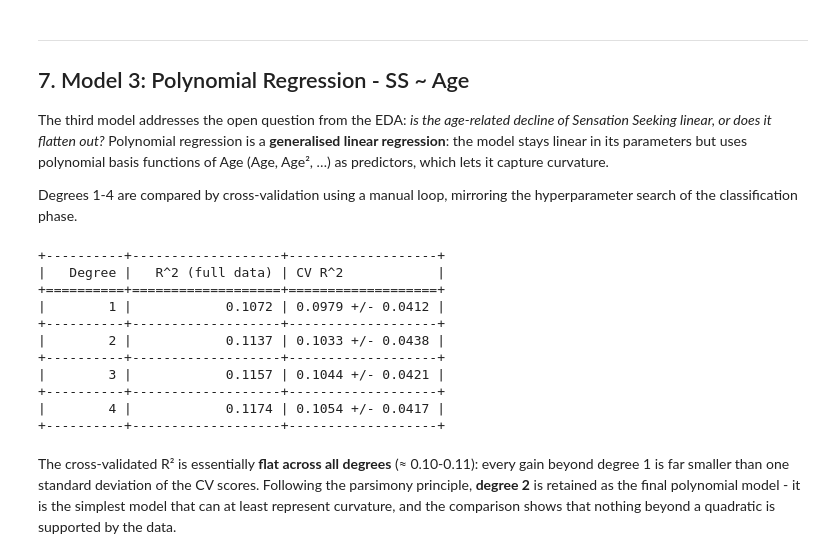
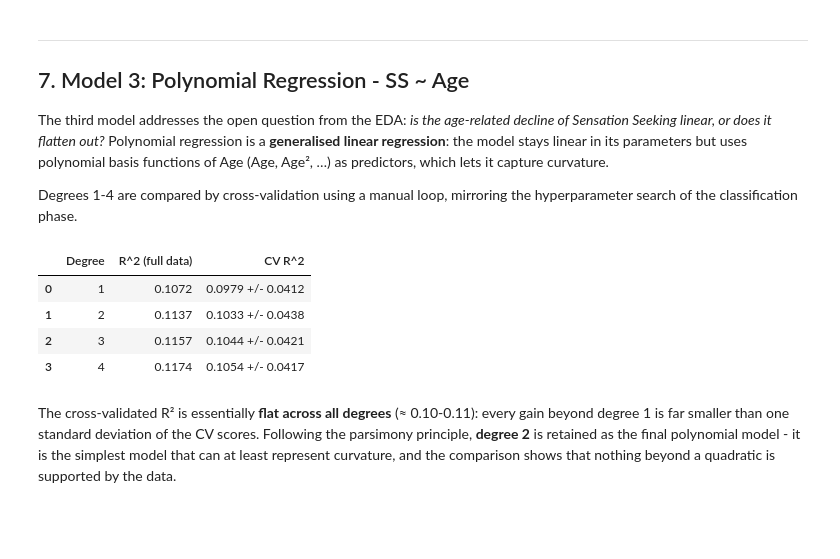
Before and after one commit to maarqui/drug-consumption-analysis, a Jupyter notebook: regression/regression.ipynb, the cells around one changed output. Cells and saved outputs as stored; diff of their text form; code cells hidden in the pictures; blank space fills up the shorter version.

```diff
--- a/regression/regression.ipynb
+++ b/regression/regression.ipynb
@@ -349,34 +338,28 @@ Degrees 1-4 are compared by cross-validation using a manual loop, mirroring the
 # %%
 # Compare polynomial degrees 1-4 via 5-fold cross-validation
 X_age = myData[['Age_ord']].values
 
 degrees = [1, 2, 3, 4]
 tab_degrees = []
 cv_means = []
 
 for degree in degrees:
     X_poly = PolynomialFeatures(degree=degree, include_bias=False).fit_transform(X_age)
     model = LinearRegression()
     r2_cv = cross_val_score(model, X_poly, y, cv=cv, scoring='r2')
     model.fit(X_poly, y)
     cv_means.append(r2_cv.mean())
     tab_degrees.append([degree, '%.4f' % model.score(X_poly, y),
                         '%.4f +/- %.4f' % (r2_cv.mean(), r2_cv.std())])
 
-from tabulate import tabulate
-print(tabulate(tab_degrees, headers=['Degree', 'R^2 (full data)', 'CV R^2'], tablefmt='grid'))
+degrees_df = pd.DataFrame(tab_degrees, columns=['Degree', 'R^2 (full data)', 'CV R^2'])
+display(degrees_df)
 # %% [output]
-+----------+-------------------+-------------------+
-|   Degree |   R^2 (full data) | CV R^2            |
-+==========+===================+===================+
-|        1 |            0.1072 | 0.0979 +/- 0.0412 |
-+----------+-------------------+-------------------+
-|        2 |            0.1137 | 0.1033 +/- 0.0438 |
-+----------+-------------------+-------------------+
-|        3 |            0.1157 | 0.1044 +/- 0.0421 |
-+----------+-------------------+-------------------+
-|        4 |            0.1174 | 0.1054 +/- 0.0417 |
-+----------+-------------------+-------------------+
+|  | Degree | R^2 (full data) | CV R^2 |
+| 0 | 1 | 0.1072 | 0.0979 +/- 0.0412 |
+| 1 | 2 | 0.1137 | 0.1033 +/- 0.0438 |
+| 2 | 3 | 0.1157 | 0.1044 +/- 0.0421 |
+| 3 | 4 | 0.1174 | 0.1054 +/- 0.0417 |
 # %% [markdown]
 The cross-validated R² is essentially **flat across all degrees** (≈ 0.10-0.11): every gain beyond degree 1 is far smaller than one standard deviation of the CV scores. Following the parsimony principle, **degree 2** is retained as the final polynomial model - it is the simplest model that can at least represent curvature, and the comparison shows that nothing beyond a quadratic is supported by the data.
 # %%
```
Also changed, not shown: parts of 7 cells of this notebook.
